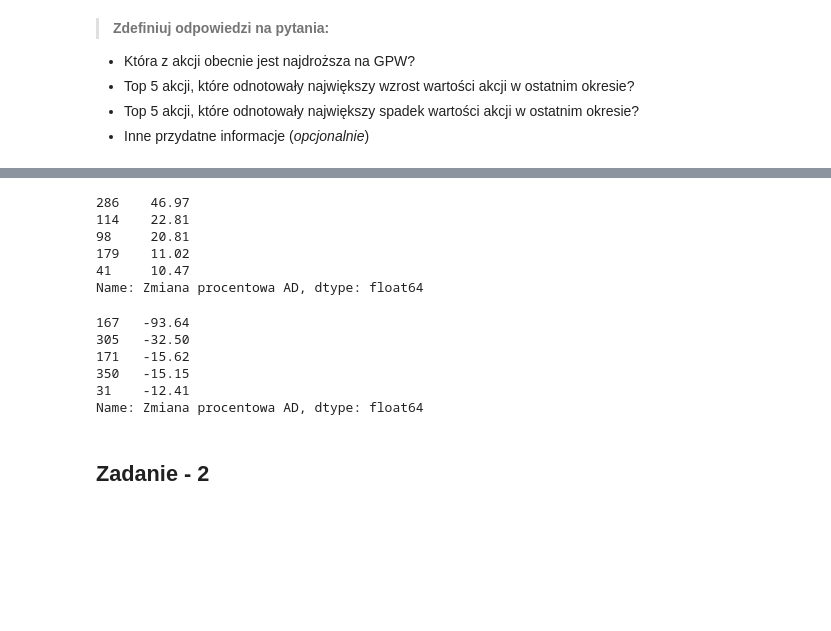
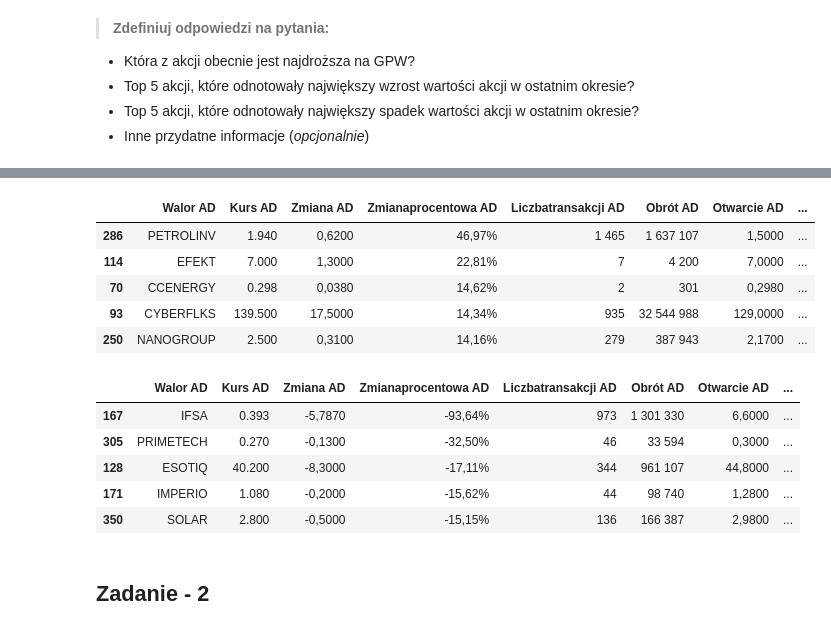
Before and after one commit to Ayumi-Smith/ADS, a Jupyter notebook: Kopia_notatnika_M8PD1V1_Python.ipynb, the cells around one changed output, grey strips where cells are left out. Cells and saved outputs as stored; diff of their text form; code cells hidden in the pictures; blank space fills up the shorter version.

```diff
--- a/Kopia_notatnika_M8PD1V1_Python.ipynb
+++ b/Kopia_notatnika_M8PD1V1_Python.ipynb
@@ -60,23 +89,25 @@ Name: Zmiana procentowa AD, dtype: object
 # %%
-wzrost = df['Zmiana procentowa AD'].str.replace('%','').str.replace(',','.').astype(float).sort_values(ascending=False).head(5)
-print(wzrost)
+wzrost = df['Zmianaprocentowa AD'].str.replace('%','').str.replace(',','.').astype(float).sort_values(ascending=False).head(5)
+top_5 = df.loc[wzrost.sort_values(ascending=False).head(5).index]
+top_5
 # %% [output]
-286    46.97
-114    22.81
-98     20.81
-179    11.02
-41     10.47
-Name: Zmiana procentowa AD, dtype: float64
+|  | Walor AD | Kurs AD | Zmiana AD | Zmianaprocentowa AD | Liczbatransakcji AD | Obrót AD | Otwarcie AD | ... |
+| 286 | PETROLINV | 1.940 | 0,6200 | 46,97% | 1 465 | 1 637 107 | 1,5000 | ... |
+| 114 | EFEKT | 7.000 | 1,3000 | 22,81% | 7 | 4 200 | 7,0000 | ... |
+| 70 | CCENERGY | 0.298 | 0,0380 | 14,62% | 2 | 301 | 0,2980 | ... |
+| 93 | CYBERFLKS | 139.500 | 17,5000 | 14,34% | 935 | 32 544 988 | 129,0000 | ... |
+| 250 | NANOGROUP | 2.500 | 0,3100 | 14,16% | 279 | 387 943 | 2,1700 | ... |
 # %%
-spadek = df['Zmiana procentowa AD'].str.replace('%','').str.replace(',','.').astype(float).sort_values(ascending=True).head(5)
-print(spadek)
+spadek = df['Zmianaprocentowa AD'].str.replace('%','').str.replace(',','.').astype(float).sort_values(ascending=True).head(5)
+bottom_5 = df.loc[spadek.sort_values(ascending=True).head(5).index]
+bottom_5
 # %% [output]
-167   -93.64
-305   -32.50
-171   -15.62
-350   -15.15
-31    -12.41
-Name: Zmiana procentowa AD, dtype: float64
+|  | Walor AD | Kurs AD | Zmiana AD | Zmianaprocentowa AD | Liczbatransakcji AD | Obrót AD | Otwarcie AD | ... |
+| 167 | IFSA | 0.393 | -5,7870 | -93,64% | 973 | 1 301 330 | 6,6000 | ... |
+| 305 | PRIMETECH | 0.270 | -0,1300 | -32,50% | 46 | 33 594 | 0,3000 | ... |
+| 128 | ESOTIQ | 40.200 | -8,3000 | -17,11% | 344 | 961 107 | 44,8000 | ... |
+| 171 | IMPERIO | 1.080 | -0,2000 | -15,62% | 44 | 98 740 | 1,2800 | ... |
+| 350 | SOLAR | 2.800 | -0,5000 | -15,15% | 136 | 166 387 | 2,9800 | ... |
 # %% [markdown]
 ## Zadanie - 2
 # %% [markdown]
```
Also changed, not shown: parts of 16 cells of this notebook.
